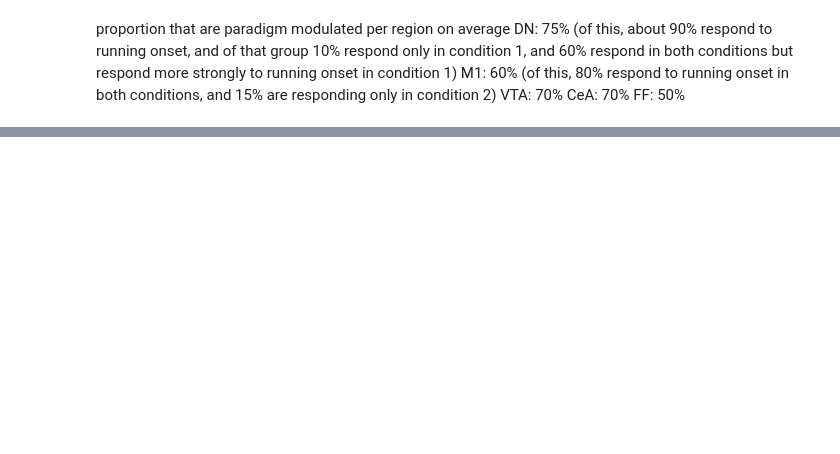
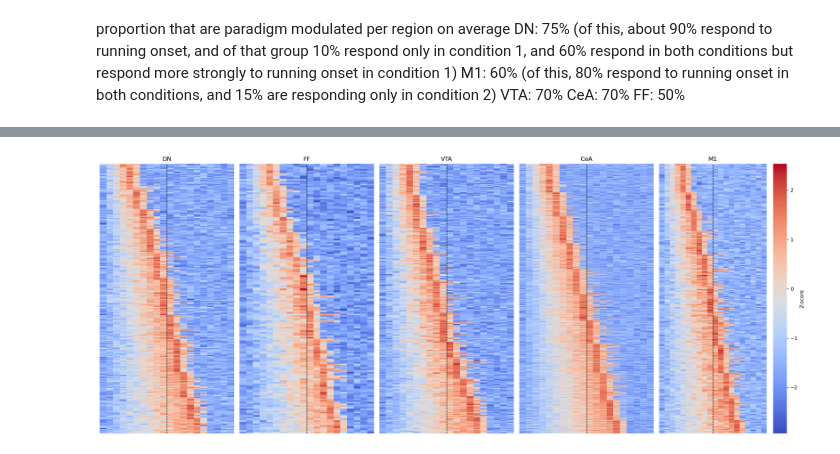
Before and after one commit to nitarome/NGG6050, a Jupyter notebook: NPX data simulation.ipynb, the cells around one changed output, grey strips where cells are left out. Saved outputs shown, nothing was run; the diff lists cells and outputs as text; code cells hidden in the pictures; blank space fills up the shorter version.

```diff
--- a/NPX data simulation.ipynb
+++ b/NPX data simulation.ipynb
@@ -469,3 +478,49 @@ plt.show()
+# %%
+mod_neuron_data = roi_neuron_activity(all_cells=False)
+heatmap_data  = heatmap_conversion(mod_neuron_data)
+
+# Convert `all_neuron_data` from block 1 into a dictionary format organized by region
+region_time_series = {region: [] for region in neuron_counts.keys()}
+
+# Populate the region_time_series dictionary with sorted time series from `all_neuron_data`
+for region, neuron_id, time_series, peak_time in mod_neuron_data:
+    # Smooth the time series if necessary
+    #smoothed_time_series = smooth_time_series(time_series)
+    region_time_series[region].append((time_series, peak_time))
+
+# Sort the time series within each region by peak time
+for region, data in region_time_series.items():
+    # Sort by peak time
+    data.sort(key=lambda x: x[1])
+
+    # Replace each entry in the region with just the smoothed time series (removing peak times)
+    region_time_series[region] = [x[0] for x in data]
+
+# Create subplots: one for each region
+fig, axes = plt.subplots(nrows=1, ncols=len(region_time_series), figsize=(20, 8))
+
+for i, (ax, (region, time_series_list)) in enumerate(zip(axes, region_time_series.items())):
+    # Convert the list of time series for the region into a NumPy array
+    heatmap_data = np.array(time_series_list)
+
+    # Plot heatmap without colorbar for now
+    sns.heatmap(heatmap_data, cmap='coolwarm', cbar=False, xticklabels=False, yticklabels=False, ax=ax)
+
+    # Add a vertical dotted line at time point 0 (pre-stimulus)
+    ax.axvline(x=pre_stim_points, color='black', linestyle='--', linewidth=1)
+
+    # Set the title for the region
+    ax.set_title(f"{region}")
+
+    # If it's the last subplot (region), add the colorbar
+    if i == len(region_time_series) - 1:
+        sns.heatmap(heatmap_data, cmap='coolwarm', cbar_kws={'label': 'Z-score'}, xticklabels=False, yticklabels=False, ax=ax)
+
+# Adjust the layout and display the figure
+plt.tight_layout()
+plt.show()
+# %% [output]
+[figure, added]
 # %%
 # Calculate the total number of time series across all regions
 total_time_series = sum(len(time_series) for time_series in region_time_series.values())
```
Also changed, not shown: parts of 38 cells of this notebook.
